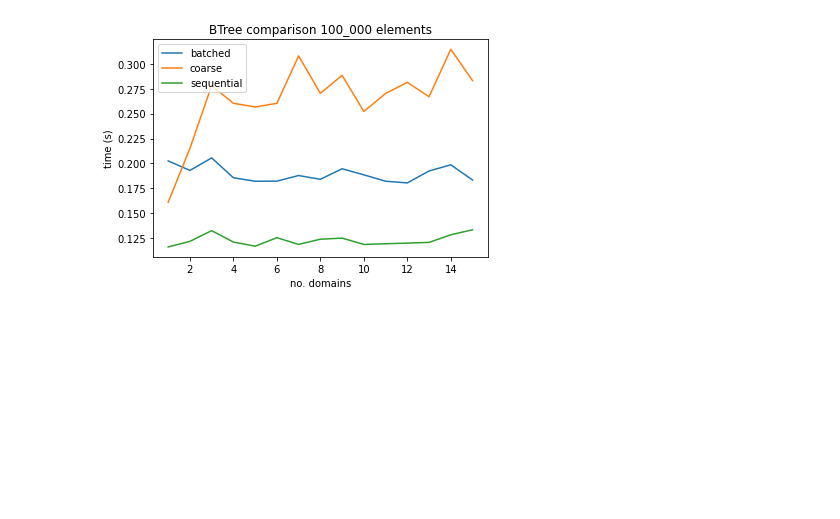
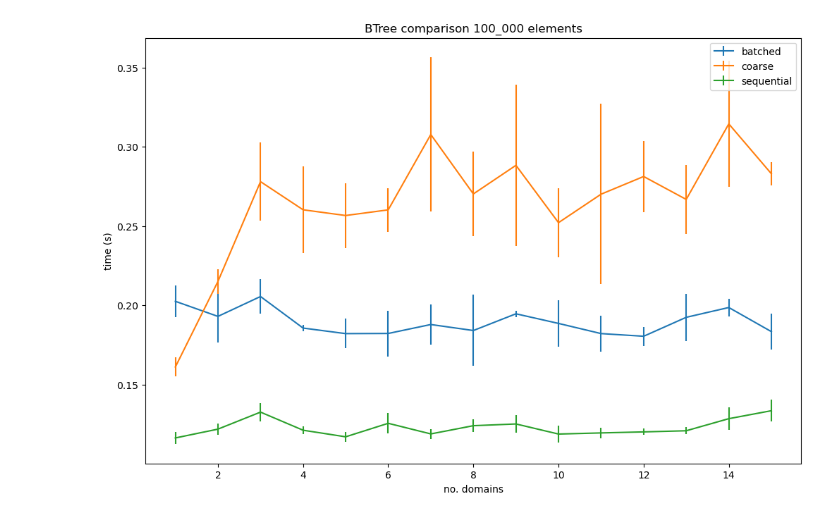
Before and after one commit to phongulus/obatcher, a Jupyter notebook: benchmarks/performance-graphs.ipynb, the cells around one changed output. Cells and saved outputs as stored; diff of their text form; code cells hidden in the pictures; blank space fills up the shorter version.

```diff
--- a/benchmarks/performance-graphs.ipynb
+++ b/benchmarks/performance-graphs.ipynb
@@ -23,14 +23,16 @@ time for btree-coarse with 100 inserts was 0.00021 +- 0.00008
 # %%
-results = []
-count = 100_000
-for i in tqdm(range(1, 16)):
-    time_batched,var_batched = run_process("btree-batched", count=count, domains=i)
-    time_coarse, var_coarse = run_process("btree-coarse", count=count, domains=i)
-    time_sequential, var_sequential = run_process("btree-sequential", count=count, domains=i)
-    results.append({
-        'domains': i,
-        'batched': time_batched, 'batched_var': var_batched,
-        'coarse': time_coarse, 'coarse_var': var_coarse,
-        'sequential': time_sequential, 'sequential_var': var_sequential
-    })
+def build_results(data_structures, args, param='domains', values=None):
+    results = []
+    if not values:
+        values = range(1, 16)
+    for i in tqdm(values):
+        result = {param: i}
+        for data_structure in data_structures:
+            time, sd = run_process(data_structure, **{param:i}, **args)
+            result[data_structure] = time
+            result[data_structure + "-var"] = sd
+        results.append(result)
+    return results
+
+results = build_results(["btree-batched", "btree-coarse", "btree-sequential"], {'count': 1_000_000 })
 # %% [output]
@@ -57,13 +80,14 @@ batched = [data['batched'] for data in results]
 coarse = [data['coarse'] for data in results]
 sequential = [data['sequential'] for data in results]
 # %%
-plt.plot(times, batched, label='batched')
-plt.plot(times, coarse, label='coarse')
-plt.plot(times, sequential, label='sequential')
+fig = plt.figure(figsize=(12,8), dpi=100, facecolor='w', edgecolor='k')
+plt.errorbar(times, batched, yerr=[data['batched_var'] for data in results], label="batched")
+plt.errorbar(times, coarse, yerr=[data['coarse_var'] for data in results], label="coarse")
+plt.errorbar(times, sequential, yerr=[data['sequential_var'] for data in results], label="sequential")
 plt.title('BTree comparison 100_000 elements')
 plt.xlabel('no. domains')
 plt.ylabel('time (s)')
 plt.legend()
 plt.show()
 # %% [output]
-[figure, old version]
+[figure, new version]
```
Also changed, not shown: parts of 5 cells of this notebook, 2 other files.
